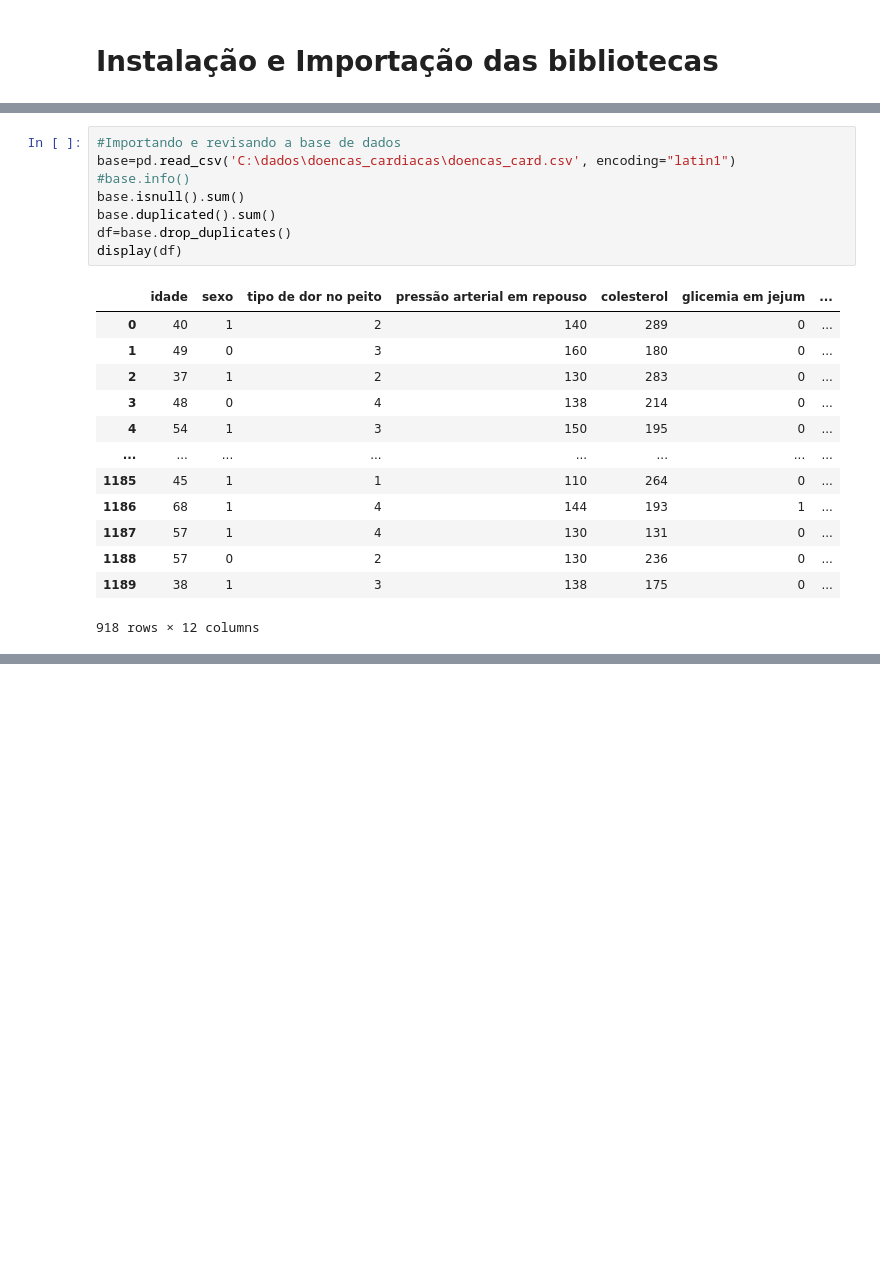
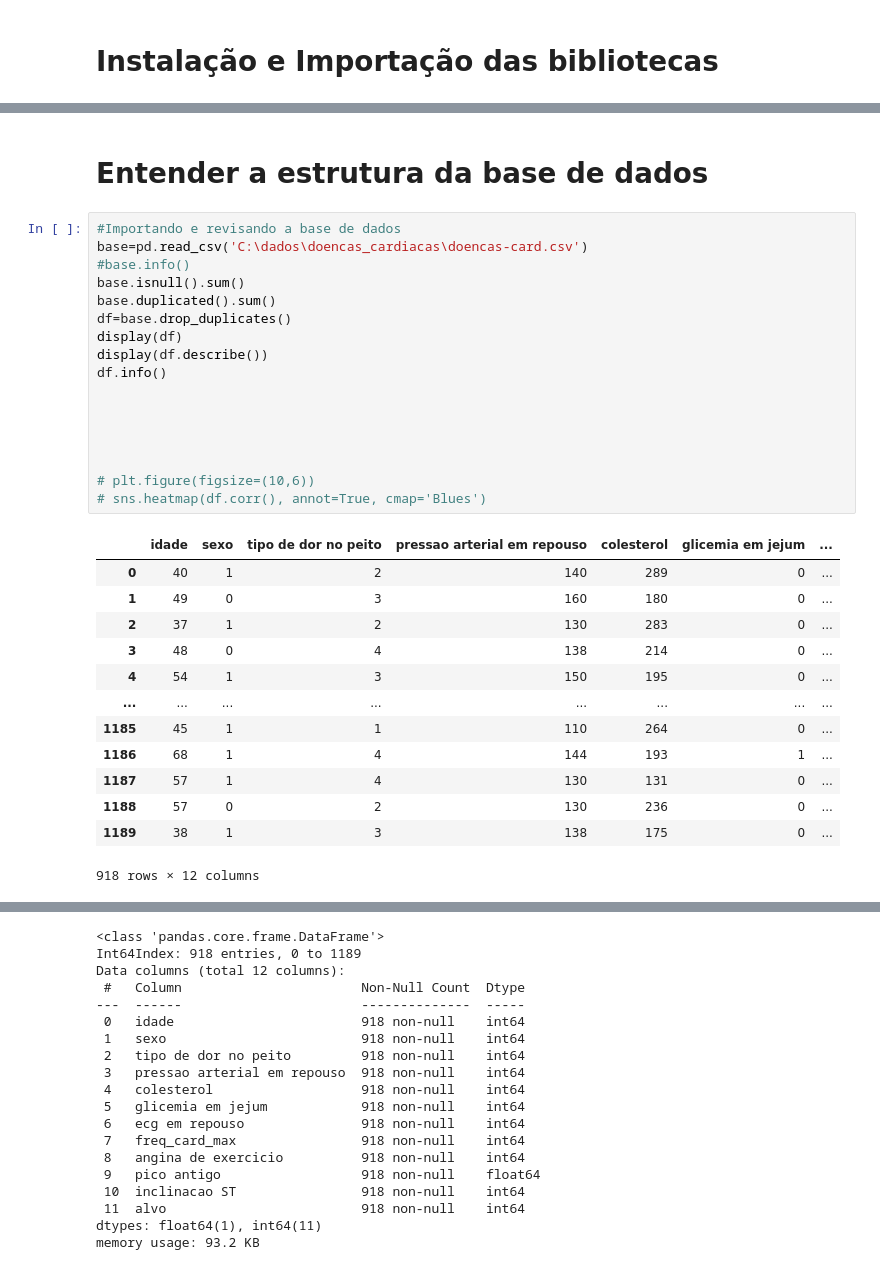
Before and after one commit to jop922/doencas_cardiacas, a Jupyter notebook: df.ipynb, the cells around one changed output, grey strips where cells are left out. Saved outputs shown, nothing was run; the diff lists cells and outputs as text; blank space fills up the shorter version.

```diff
--- a/df.ipynb
+++ b/df.ipynb
@@ -18,16 +19,27 @@ import pandas as pd
 import matplotlib.pyplot as plt
 import numpy as np
 import seaborn as sns
+# %% [markdown]
+# Entender a estrutura da base de dados
 # %%
 #Importando e revisando a base de dados
-base=pd.read_csv('C:\dados\doencas_cardiacas\doencas_card.csv', encoding="latin1")
+base=pd.read_csv('C:\dados\doencas_cardiacas\doencas-card.csv')
 #base.info()
 base.isnull().sum()
 base.duplicated().sum()
 df=base.drop_duplicates()
 display(df)
+display(df.describe())
+df.info()
+
+
+
+
+
+# plt.figure(figsize=(10,6))
+# sns.heatmap(df.corr(), annot=True, cmap='Blues')
 # %% [output]
-|  | idade | sexo | tipo de dor no peito | pressão arterial em repouso | colesterol | glicemia em jejum | ... |
+|  | idade | sexo | tipo de dor no peito | pressao arterial em repouso | colesterol | glicemia em jejum | ... |
 | 0 | 40 | 1 | 2 | 140 | 289 | 0 | ... |
 | 1 | 49 | 0 | 3 | 160 | 180 | 0 | ... |
 | 2 | 37 | 1 | 2 | 130 | 283 | 0 | ... |
@@ -42,0 +64,19 @@ display(df)
+<class 'pandas.core.frame.DataFrame'>
+Int64Index: 918 entries, 0 to 1189
+Data columns (total 12 columns):
+ #   Column                       Non-Null Count  Dtype
+---  ------                       --------------  -----
+ 0   idade                        918 non-null    int64
+ 1   sexo                         918 non-null    int64
+ 2   tipo de dor no peito         918 non-null    int64
+ 3   pressao arterial em repouso  918 non-null    int64
+ 4   colesterol                   918 non-null    int64
+ 5   glicemia em jejum            918 non-null    int64
+ 6   ecg em repouso               918 non-null    int64
+ 7   freq_card_max                918 non-null    int64
+ 8   angina de exercicio          918 non-null    int64
+ 9   pico antigo                  918 non-null    float64
+ 10  inclinacao ST                918 non-null    int64
+ 11  alvo                         918 non-null    int64
+dtypes: float64(1), int64(11)
+memory usage: 93.2 KB
```
Also changed, not shown: parts of 21 cells of this notebook, 3 other files.
